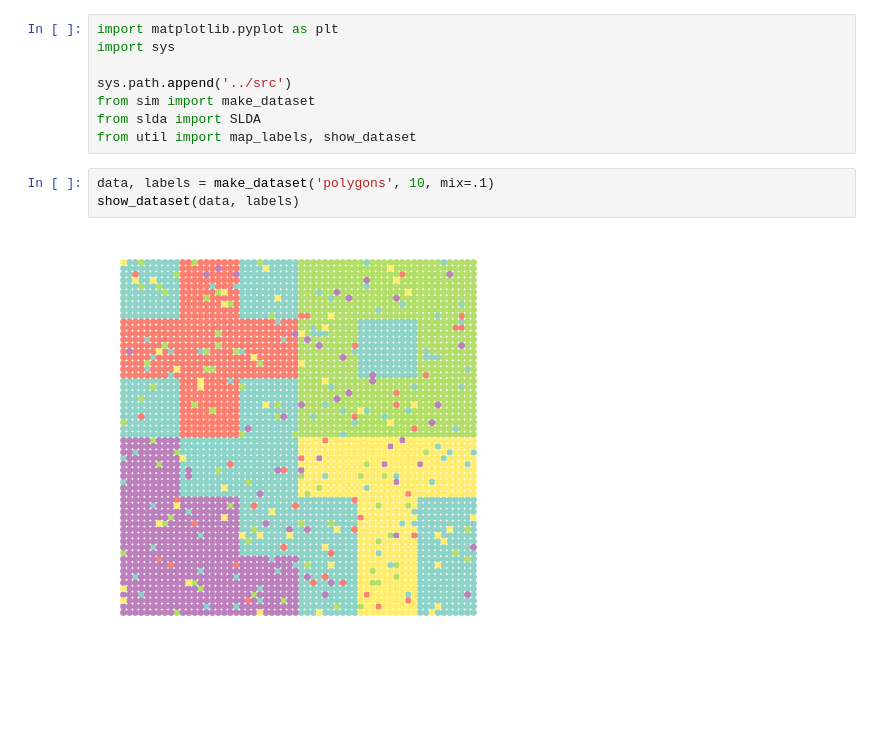
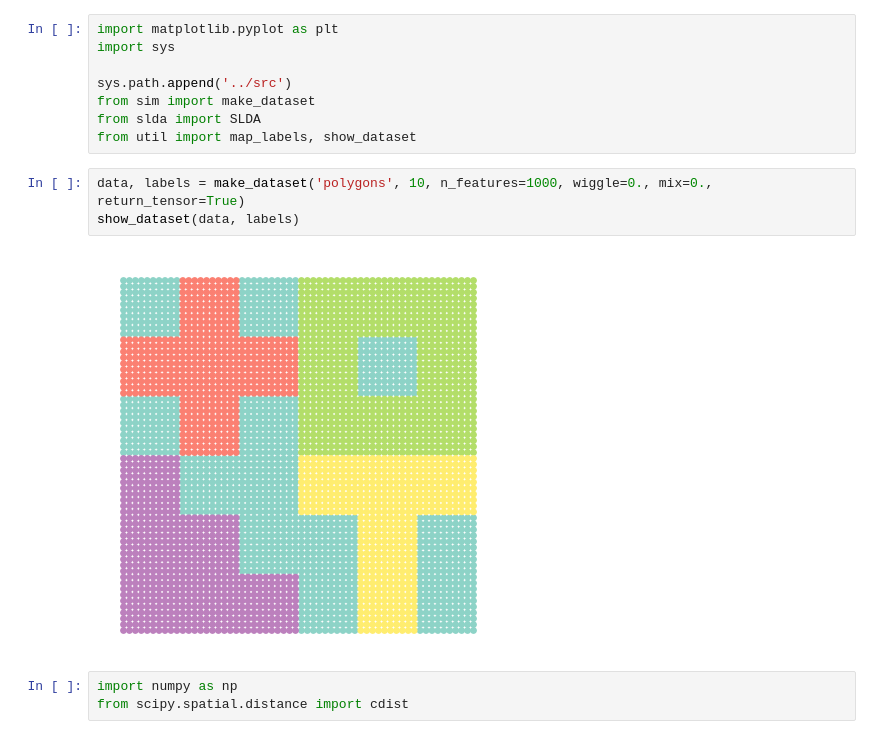
Before and after one commit to craigfouts/asterism, a Jupyter notebook: notebooks/demo.ipynb, the cells around one changed output. Cells and saved outputs as stored; diff of their text form; blank space fills up the shorter version.

```diff
--- a/notebooks/demo.ipynb
+++ b/notebooks/demo.ipynb
@@ -7,7 +7,10 @@ from sim import make_dataset
 from slda import SLDA
 from util import map_labels, show_dataset
 # %%
-data, labels = make_dataset('polygons', 10, mix=.1)
+data, labels = make_dataset('polygons', 10, n_features=1000, wiggle=0., mix=0., return_tensor=True)
 show_dataset(data, labels)
 # %% [output]
-[figure, old version]
+[figure, new version]
+# %%
+import numpy as np
+from scipy.spatial.distance import cdist
```
Also changed, not shown: parts of 7 cells of this notebook, 1 other file.
